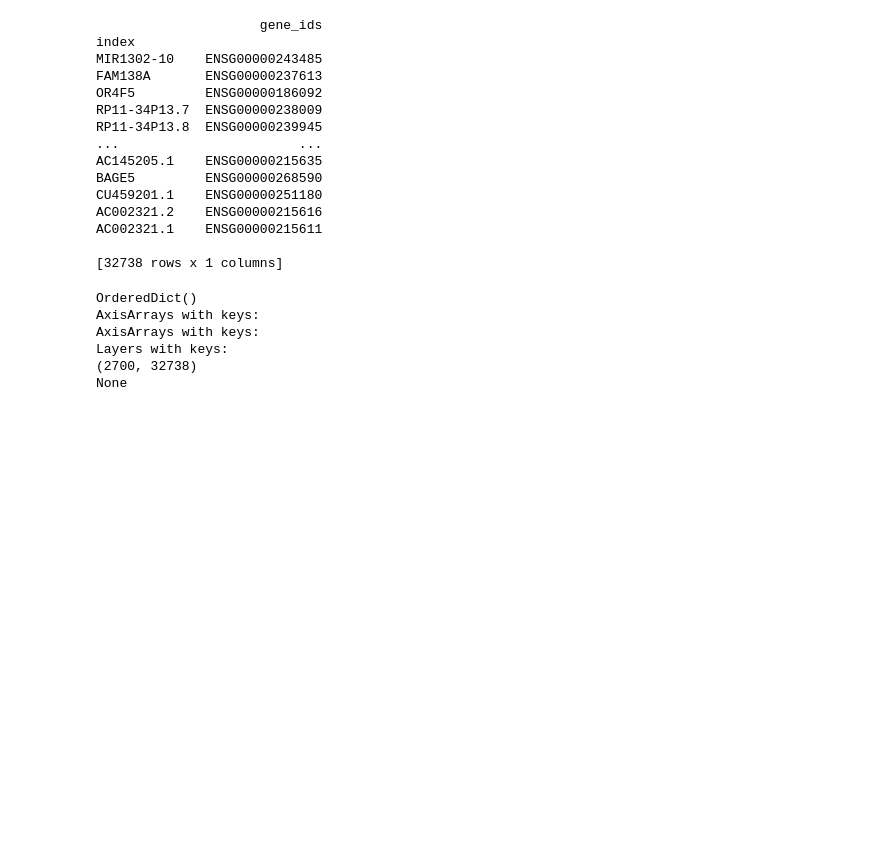
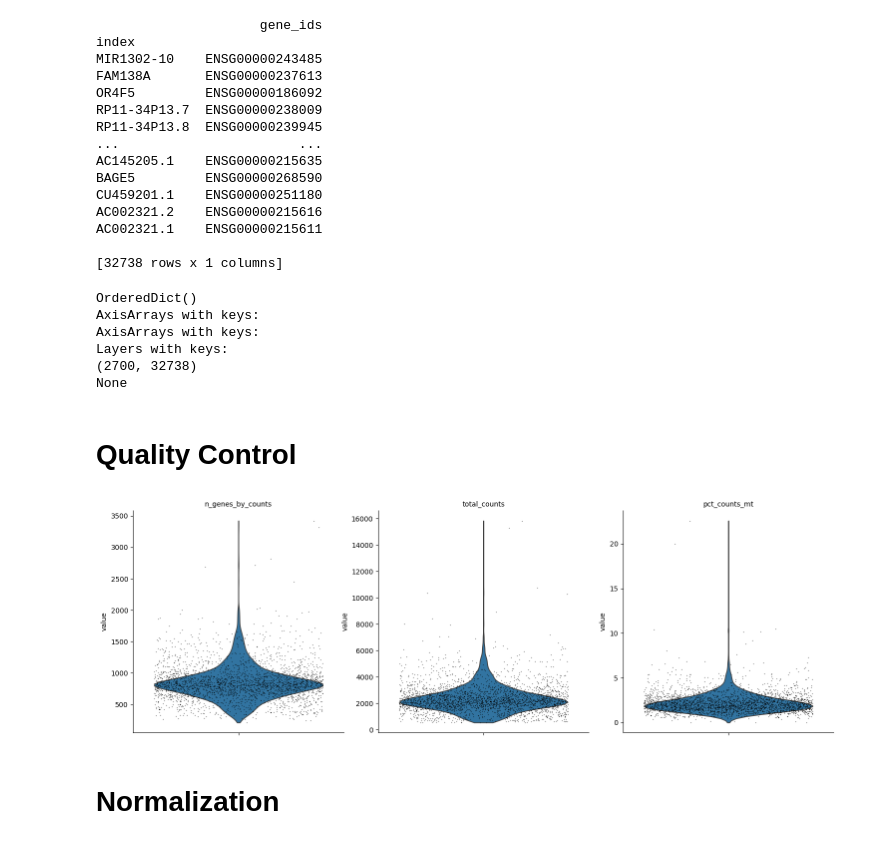
Before and after one commit to Bhuvan-1707/Semester-3-Team-C2-Projects, a Jupyter notebook: Single-Cell-RNA-Seq-Analysis/main.ipynb, the cells around one changed output. Cells and saved outputs as stored; diff of their text form; code cells hidden in the pictures; blank space fills up the shorter version.

```diff
--- a/Single-Cell-RNA-Seq-Analysis/main.ipynb
+++ b/Single-Cell-RNA-Seq-Analysis/main.ipynb
@@ -54,3 +57,24 @@ AxisArrays with keys:
 Layers with keys:
 (2700, 32738)
 None
+# %% [markdown]
+# Quality Control
+# %%
+import matplotlib.pyplot as plt
+
+# 1. Add QC metrics
+df.var['mt'] = df.var_names.str.startswith('MT-')  # Mitochondrial genes
+sp.pp.calculate_qc_metrics(df, qc_vars=['mt'], inplace=True)
+
+# 2. Visualize QC
+sp.pl.violin(df, ['n_genes_by_counts', 'total_counts', 'pct_counts_mt'],
+             jitter=0.4, multi_panel=True)
+
+# 3. Filter cells and genes
+df = df[df.obs.n_genes_by_counts < 2500, :]  # Remove cells with too many genes
+df = df[df.obs.pct_counts_mt < 5, :]        # Remove cells with high MT%
+df = df[:, df.var.n_cells_by_counts > 3]    # Keep genes expressed in at least 3 cells
+# %% [output]
+[figure, added]
+# %% [markdown]
+# Normalization
```
Also changed, not shown: parts of 28 cells of this notebook.
